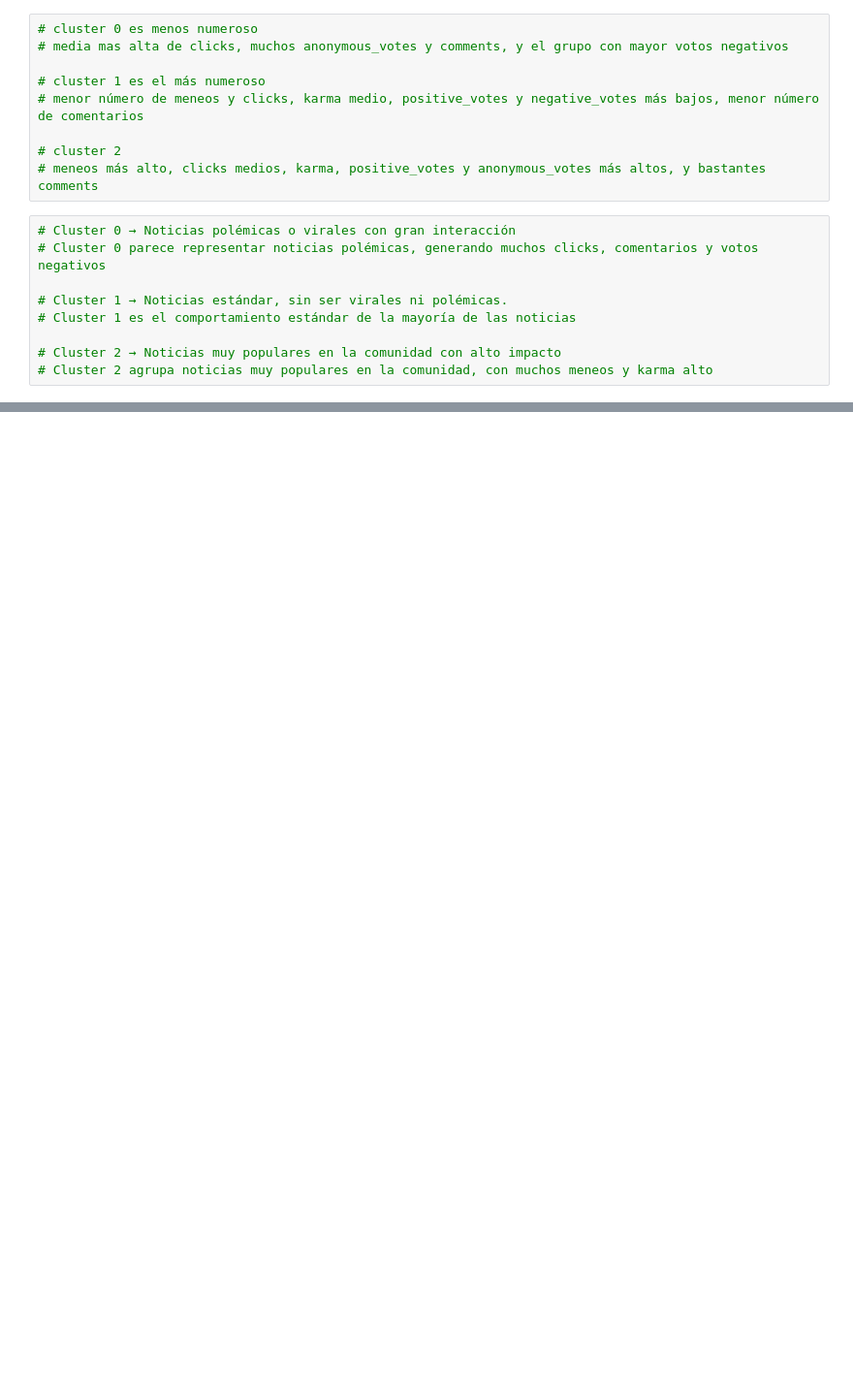
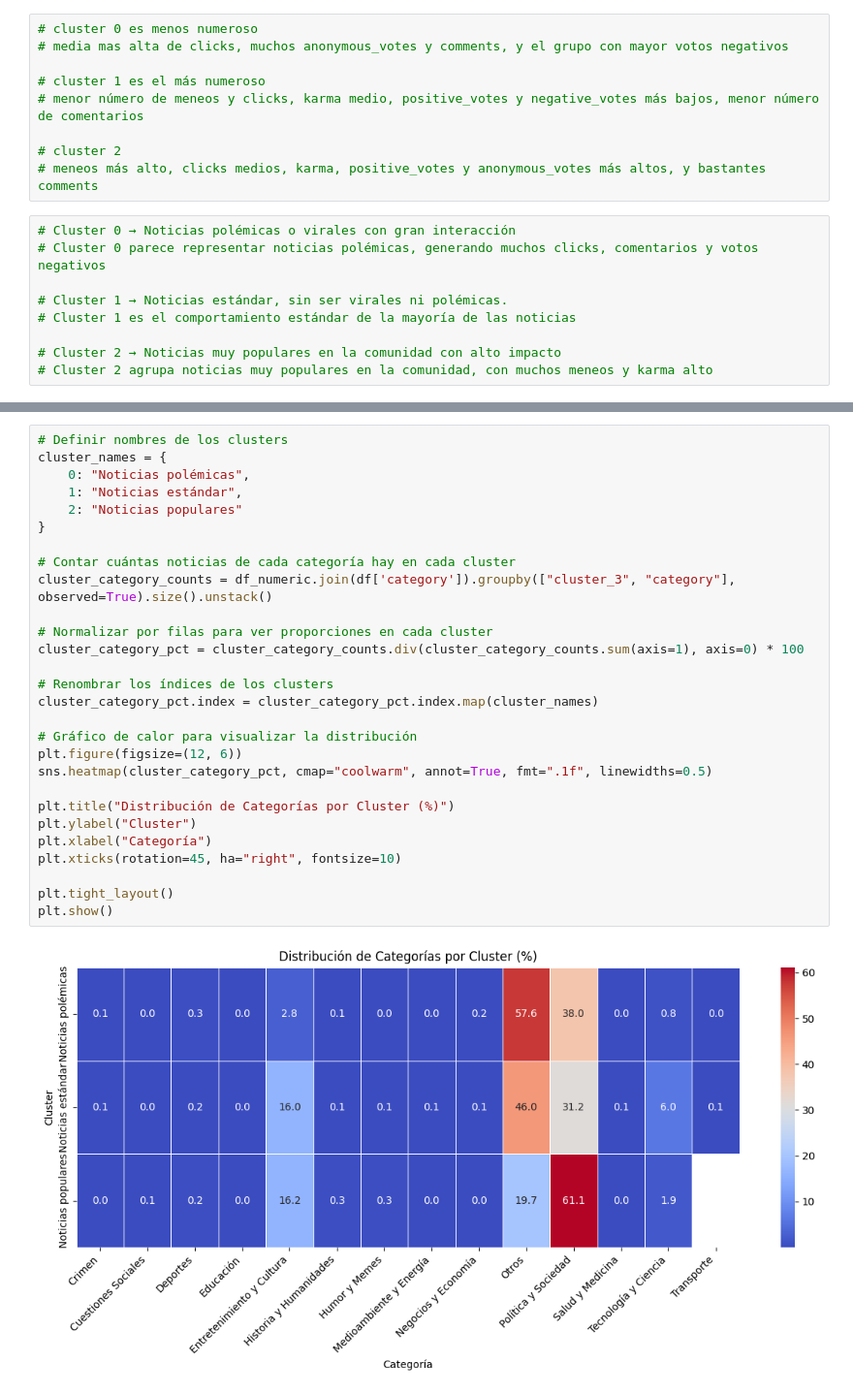
Before and after one commit to LucijaBrcic/Analisis-de-noticias, a Jupyter notebook: src/03.EDA/Clustering_new.ipynb, the cells around one changed output, grey strips where cells are left out. Shown at 97% size. Drawn from its saved outputs; the diff is of its cells as text; blank space fills up the shorter version.

```diff
--- a/src/03.EDA/Clustering_new.ipynb
+++ b/src/03.EDA/Clustering_new.ipynb
@@ -327,0 +132,30 @@ print(confusion_matrix(y_test, y_pred_under))
+# %%
+# Definir nombres de los clusters
+cluster_names = {
+    0: "Noticias polémicas",
+    1: "Noticias estándar",
+    2: "Noticias populares"
+}
+
+# Contar cuántas noticias de cada categoría hay en cada cluster
+cluster_category_counts = df_numeric.join(df['category']).groupby(["cluster_3", "category"], observed=True).size().unstack()
+
+# Normalizar por filas para ver proporciones en cada cluster
+cluster_category_pct = cluster_category_counts.div(cluster_category_counts.sum(axis=1), axis=0) * 100
+
+# Renombrar los índices de los clusters
+cluster_category_pct.index = cluster_category_pct.index.map(cluster_names)
+
+# Gráfico de calor para visualizar la distribución
+plt.figure(figsize=(12, 6))
+sns.heatmap(cluster_category_pct, cmap="coolwarm", annot=True, fmt=".1f", linewidths=0.5)
+
+plt.title("Distribución de Categorías por Cluster (%)")
+plt.ylabel("Cluster")
+plt.xlabel("Categoría")
+plt.xticks(rotation=45, ha="right", fontsize=10)
+
+plt.tight_layout()
+plt.show()
+# %% [output]
+[figure, added]
```
Also changed, not shown: parts of 27 cells of this notebook, 4 other files.
